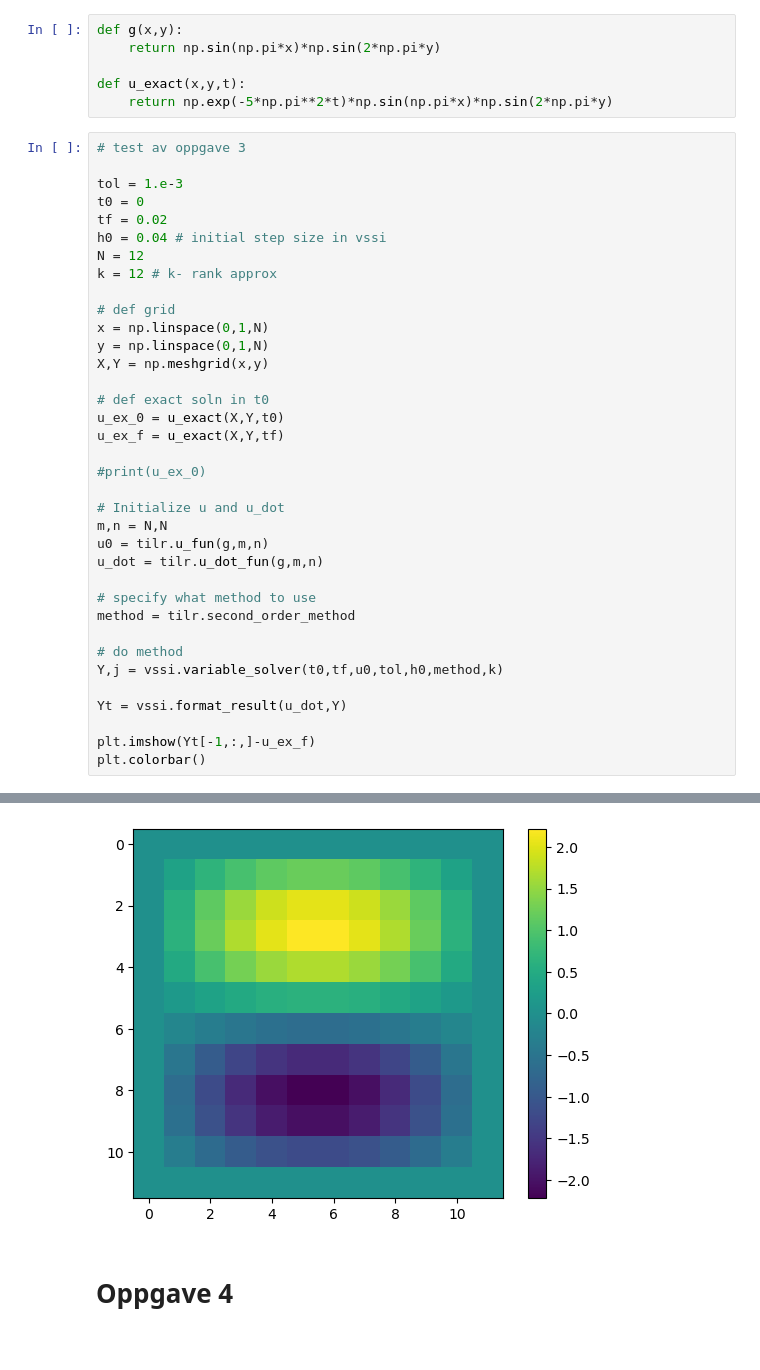
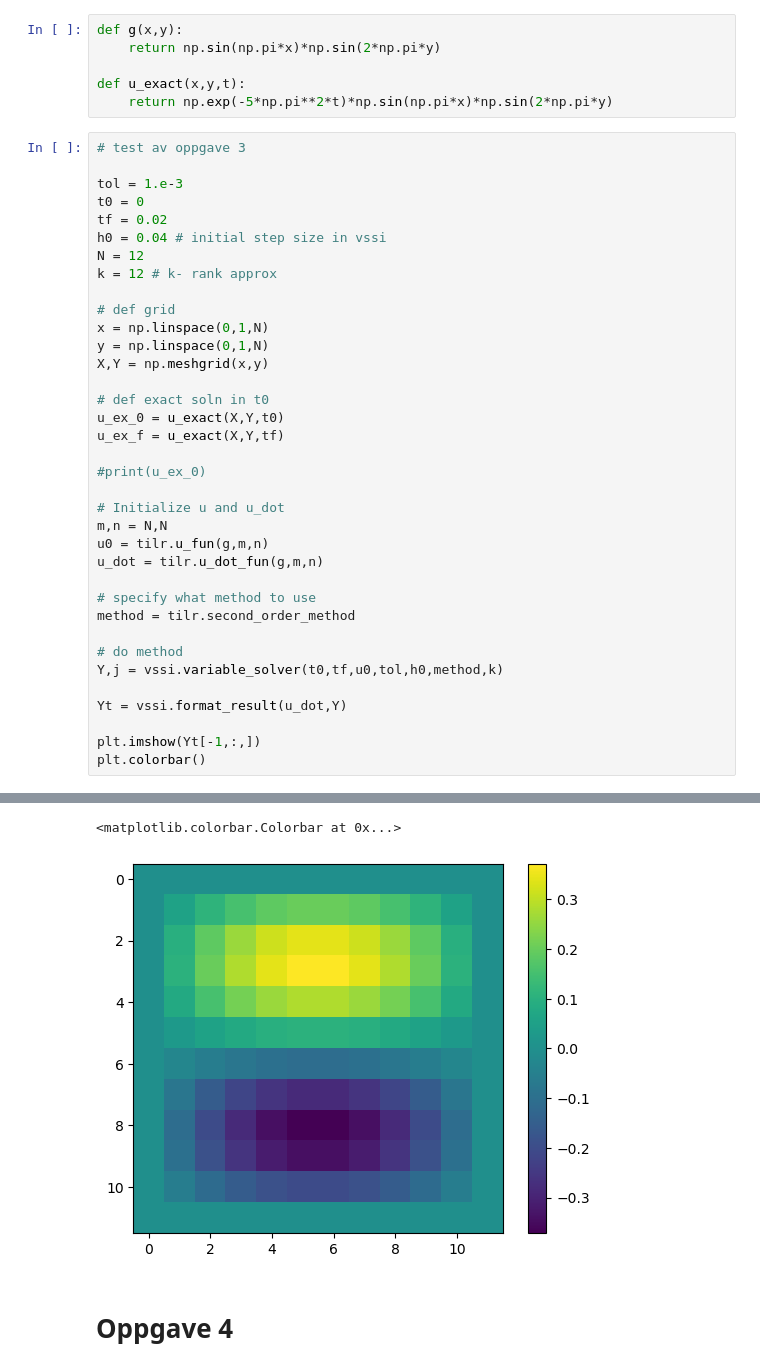
Before and after one commit to albertbayazidi/Dynamic-Low-Rank-Approximations-and-Bidiagonalization, a Jupyter notebook: test.ipynb, the cells around one changed output, grey strips where cells are left out. Cells and saved outputs as stored; diff of their text form.

```diff
--- a/test.ipynb
+++ b/test.ipynb
@@ -47,6 +47,6 @@ Y,j = vssi.variable_solver(t0,tf,u0,tol,h0,method,k)
 
 Yt = vssi.format_result(u_dot,Y)
 
-plt.imshow(Yt[-1,:,]-u_ex_f)
+plt.imshow(Yt[-1,:,])
 plt.colorbar()
 # %% [output]
@@ -54,4 +70,5 @@ plt.colorbar()
+<matplotlib.colorbar.Colorbar at 0x...>
-[figure, old version]
+[figure, new version]
 # %% [markdown]
 # Oppgave 4
 # %%
```
Also changed, not shown: parts of 5 cells of this notebook, 1 other file.
